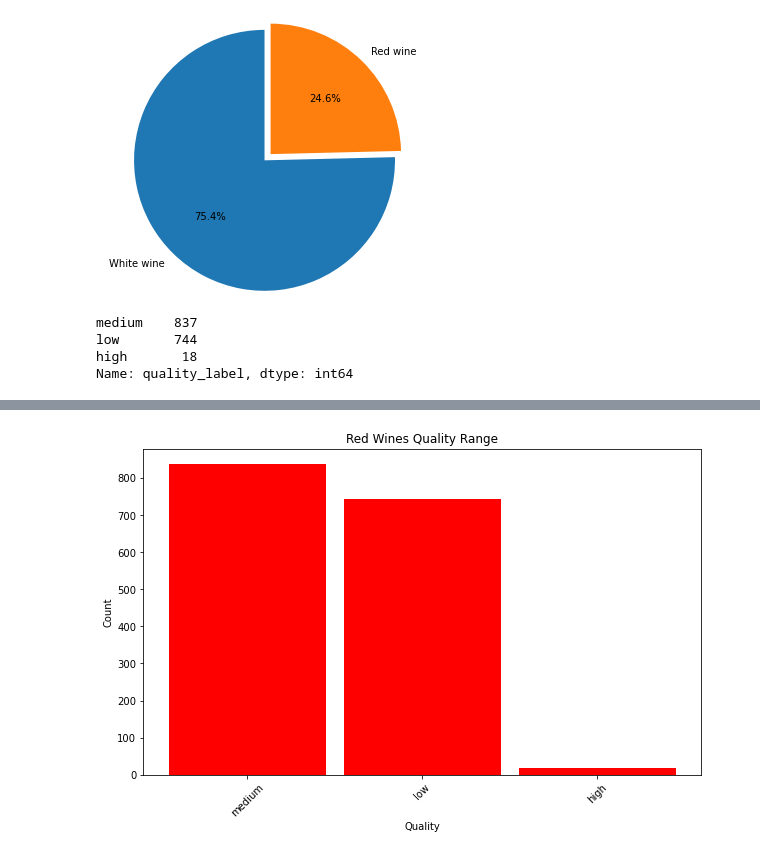
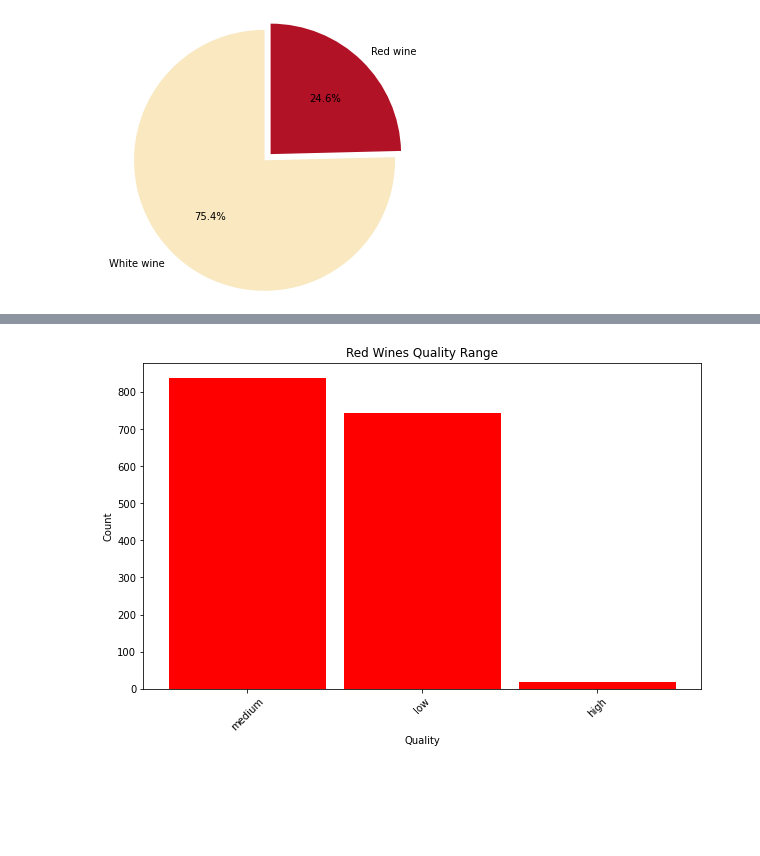
Before and after one commit to movifu1982/EDA---Wine-Project, a Jupyter notebook: EDA.ipynb, the cells around one changed output, grey strips where cells are left out. Cells and saved outputs as stored; diff of their text form; code cells hidden in the pictures; blank space fills up the shorter version.

```diff
--- a/EDA.ipynb
+++ b/EDA.ipynb
@@ -51,16 +48,18 @@ categories=['low', 'medium', 'high'])
 # %%
 #The first plot you should do is a pie chart, showing the quantity of red wines compared to the quantity of white wines.
+
 
 fig = plt.figure()
 fig.patch.set_facecolor('xkcd:white')
 labels = ["White wine", "Red wine"]
 wine_values = [white_wine.shape[0], red_wine.shape[0]]
 explode = (0.1, 0)
+colors=["#f9e8c0","#b11226"]
 plt.axis("equal")
-plt.pie(wine_values, explode=explode, labels=labels,radius=1.5, startangle=90, autopct='%1.1f%%')
+plt.pie(wine_values, explode=explode, labels=labels,radius=1.5, startangle=90, colors=colors, autopct='%1.1f%%')
 plt.show()
 # %% [output]
-[figure, old version]
+[figure, new version]
 # %%
 #Now create a plot to show the distribution of qualities.
 
@@ -96,8 +92,0 @@ categories=['low', 'medium', 'high'])
-# %%
-red_comparison = red_wine["quality_label"].value_counts()
-red_comparison
-# %% [output]
-medium    837
-low       744
-high       18
-Name: quality_label, dtype: int64
```
Also changed, not shown: parts of 11 cells of this notebook, 2 other files.
